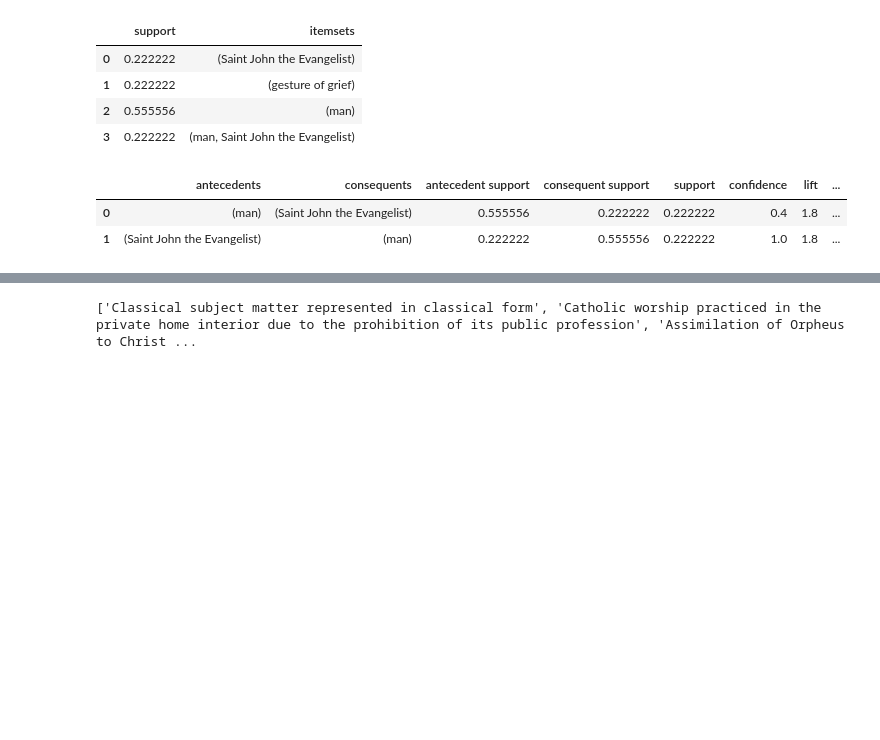
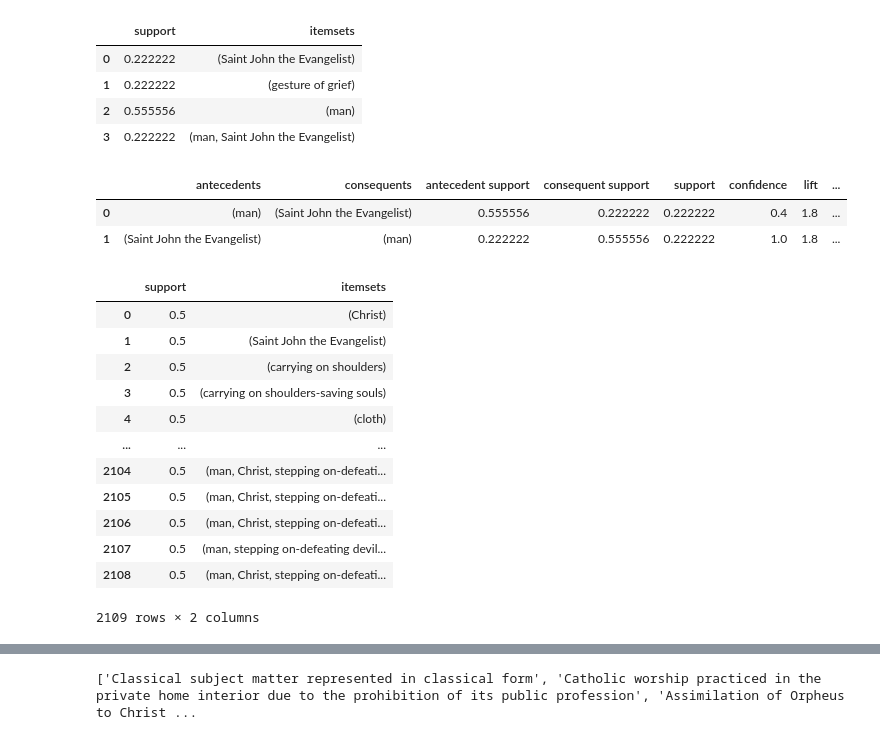
Before and after one commit to SofiBar/IconologyDataset, a Jupyter notebook: CQPanofskyDataset.ipynb, the cells around one changed output, grey strips where cells are left out. Cells and saved outputs as stored; diff of their text form; code cells hidden in the pictures; blank space fills up the shorter version.

```diff
--- a/CQPanofskyDataset.ipynb
+++ b/CQPanofskyDataset.ipynb
@@ -610,3 +616,27 @@ association_rules(frequent_itemsets, metric="confidence", min_threshold=0.1)
 |  | antecedents | consequents | antecedent support | consequent support | support | confidence | lift | ... |
 | 0 | (man) | (Saint John the Evangelist) | 0.555556 | 0.222222 | 0.222222 | 0.4 | 1.8 | ... |
 | 1 | (Saint John the Evangelist) | (man) | 0.222222 | 0.555556 | 0.222222 | 1.0 | 1.8 | ... |
+# %%
+# third list. medieval mind cf
+dataset = medieval_art
+
+te = TransactionEncoder()
+te_ary = te.fit(dataset).transform(dataset)
+df = pd.DataFrame(te_ary, columns=te.columns_)
+
+frequent_itemsets = apriori(df, min_support=0.5, use_colnames=True)
+frequent_itemsets
+# %% [output]
+|  | support | itemsets |
+| 0 | 0.5 | (Christ) |
+| 1 | 0.5 | (Saint John the Evangelist) |
+| 2 | 0.5 | (carrying on shoulders) |
+| 3 | 0.5 | (carrying on shoulders-saving souls) |
+| 4 | 0.5 | (cloth) |
+| ... | ... | ... |
+| 2104 | 0.5 | (man, Christ, stepping on-defeati... |
+| 2105 | 0.5 | (man, Christ, stepping on-defeati... |
+| 2106 | 0.5 | (man, Christ, stepping on-defeati... |
+| 2107 | 0.5 | (man, stepping on-defeating devil... |
+| 2108 | 0.5 | (man, Christ, stepping on-defeati... |
+2109 rows × 2 columns
```
Also changed, not shown: parts of 14 cells of this notebook, 1 other file.
